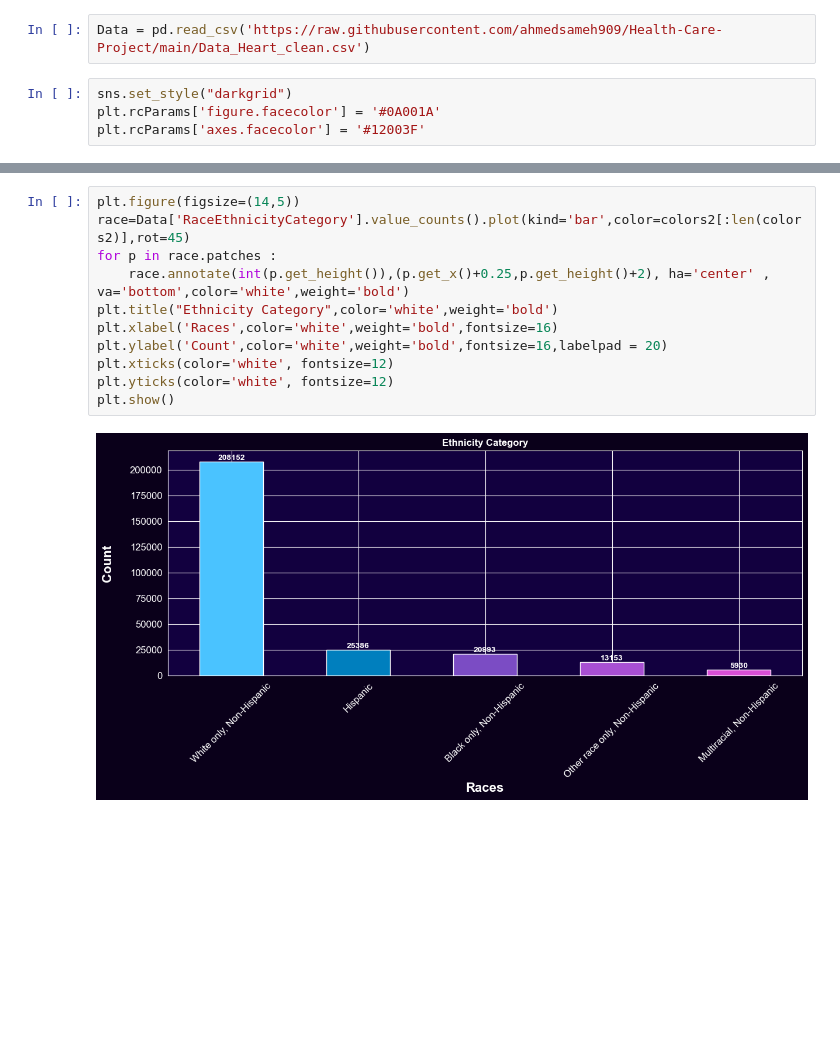
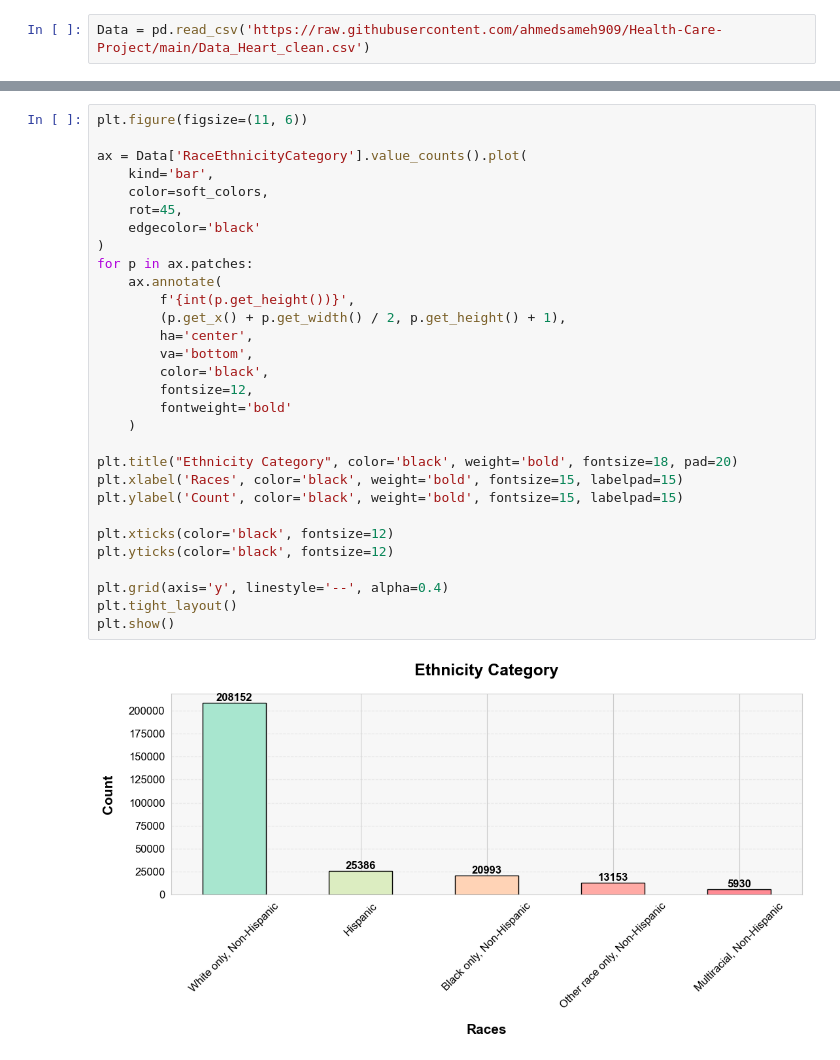
Before and after one commit to ahmedsameh909/Health-Care-Project, a Jupyter notebook: Data_Preprocessing_and_Visualization.ipynb, the cells around one changed output, grey strips where cells are left out. Cells and saved outputs as stored; diff of their text form; blank space fills up the shorter version.

```diff
--- a/Data_Preprocessing_and_Visualization.ipynb
+++ b/Data_Preprocessing_and_Visualization.ipynb
@@ -32,6 +32,2 @@ colors2=[
 # %%
 Data = pd.read_csv('https://raw.githubusercontent.com/ahmedsameh909/Health-Care-Project/main/Data_Heart_clean.csv')
-# %%
-sns.set_style("darkgrid")
-plt.rcParams['figure.facecolor'] = '#0A001A'
-plt.rcParams['axes.facecolor'] = '#12003F'
@@ -51,14 +82,33 @@ plt.show()
 # %%
-plt.figure(figsize=(14,5))
-race=Data['RaceEthnicityCategory'].value_counts().plot(kind='bar',color=colors2[:len(colors2)],rot=45)
-for p in race.patches :
-    race.annotate(int(p.get_height()),(p.get_x()+0.25,p.get_height()+2), ha='center' , va='bottom',color='white',weight='bold')
-plt.title("Ethnicity Category",color='white',weight='bold')
-plt.xlabel('Races',color='white',weight='bold',fontsize=16)
-plt.ylabel('Count',color='white',weight='bold',fontsize=16,labelpad = 20)
-plt.xticks(color='white', fontsize=12)
-plt.yticks(color='white', fontsize=12)
+plt.figure(figsize=(11, 6))
+
+ax = Data['RaceEthnicityCategory'].value_counts().plot(
+    kind='bar',
+    color=soft_colors,
+    rot=45,
+    edgecolor='black'
+)
+for p in ax.patches:
+    ax.annotate(
+        f'{int(p.get_height())}',
+        (p.get_x() + p.get_width() / 2, p.get_height() + 1),
+        ha='center',
+        va='bottom',
+        color='black',
+        fontsize=12,
+        fontweight='bold'
+    )
+
+plt.title("Ethnicity Category", color='black', weight='bold', fontsize=18, pad=20)
+plt.xlabel('Races', color='black', weight='bold', fontsize=15, labelpad=15)
+plt.ylabel('Count', color='black', weight='bold', fontsize=15, labelpad=15)
+
+plt.xticks(color='black', fontsize=12)
+plt.yticks(color='black', fontsize=12)
+
+plt.grid(axis='y', linestyle='--', alpha=0.4)
+plt.tight_layout()
 plt.show()
 # %% [output]
-[figure, old version]
+[figure, new version]
 # %%
```
Also changed, not shown: parts of 18 cells of this notebook.
